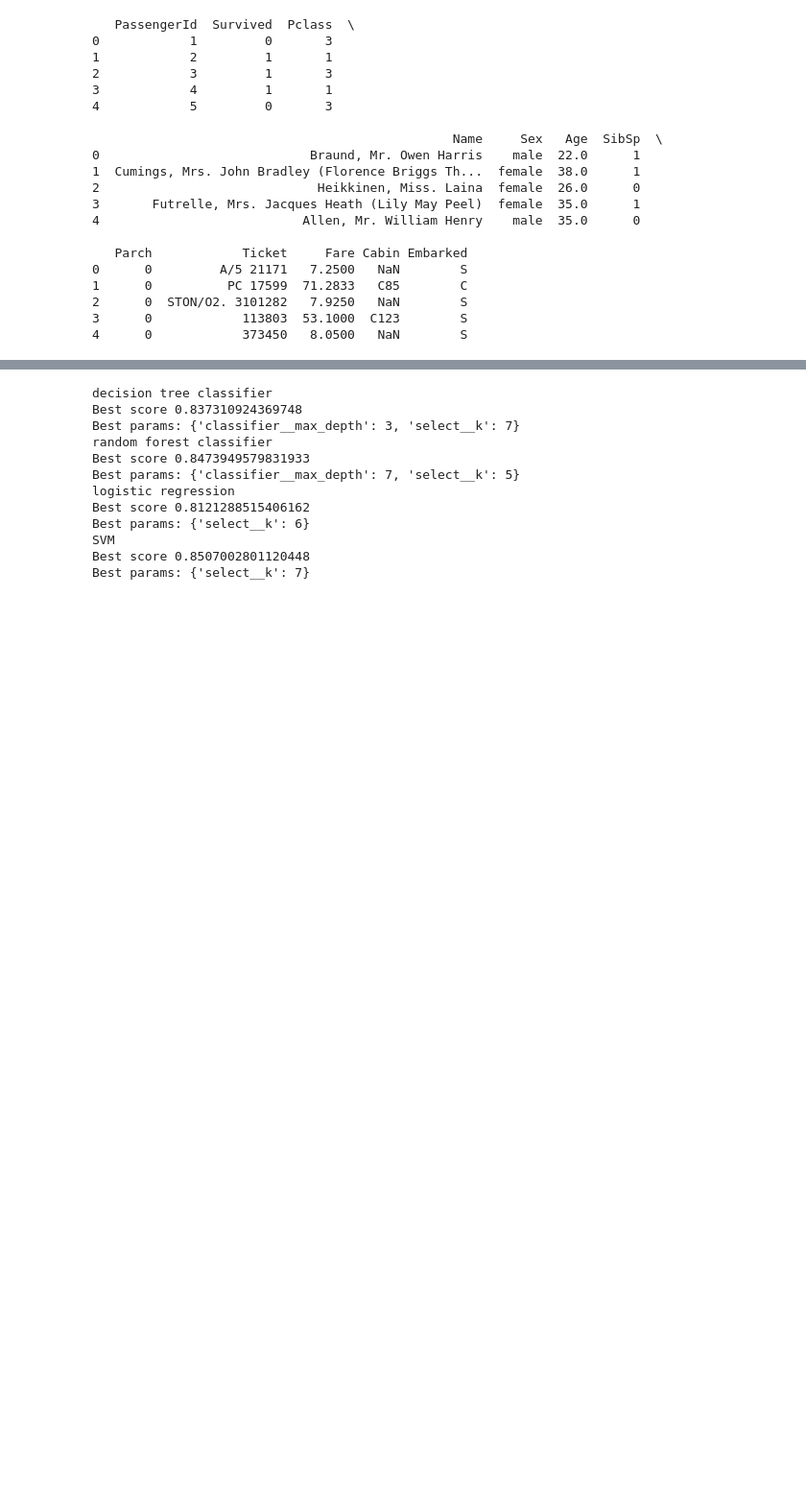
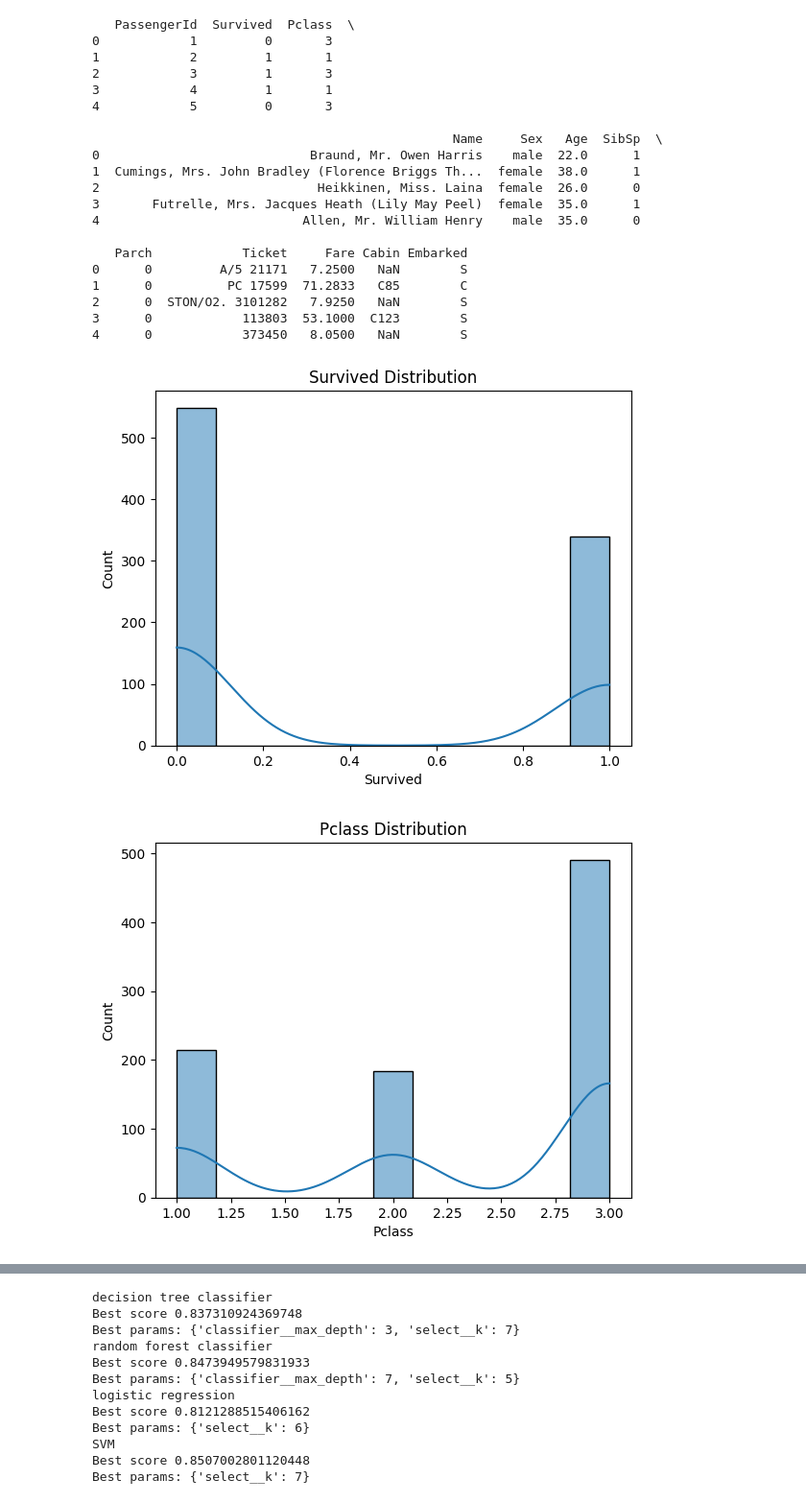
Before and after one commit to Atsuki607/-CSM010-APR-2025_Atsuki607, a Jupyter notebook: ML_Titanic.ipynb, the cells around one changed output, grey strips where cells are left out. Shown: that part at 96% size. Cells and saved outputs as stored; diff of their text form; code cells hidden in the pictures; blank space fills up the shorter version.

Commit message:
examine skew

```diff
--- a/ML_Titanic.ipynb
+++ b/ML_Titanic.ipynb
@@ -62,3 +62,12 @@ catCols = ['Sex', 'Embarked']
 le = LabelEncoder()
 for col in catCols:
     X[col] = le.fit_transform(X[col])
+# %%
+# examine skews
+for column in data.columns:
+    sns.histplot(data[column], kde=True)
+    plt.title(f"{column} Distribution")
+    plt.show()
+# %% [output]
+[figure, added]
+[figure, added]
```
Also changed, not shown: parts of 4 cells of this notebook.
